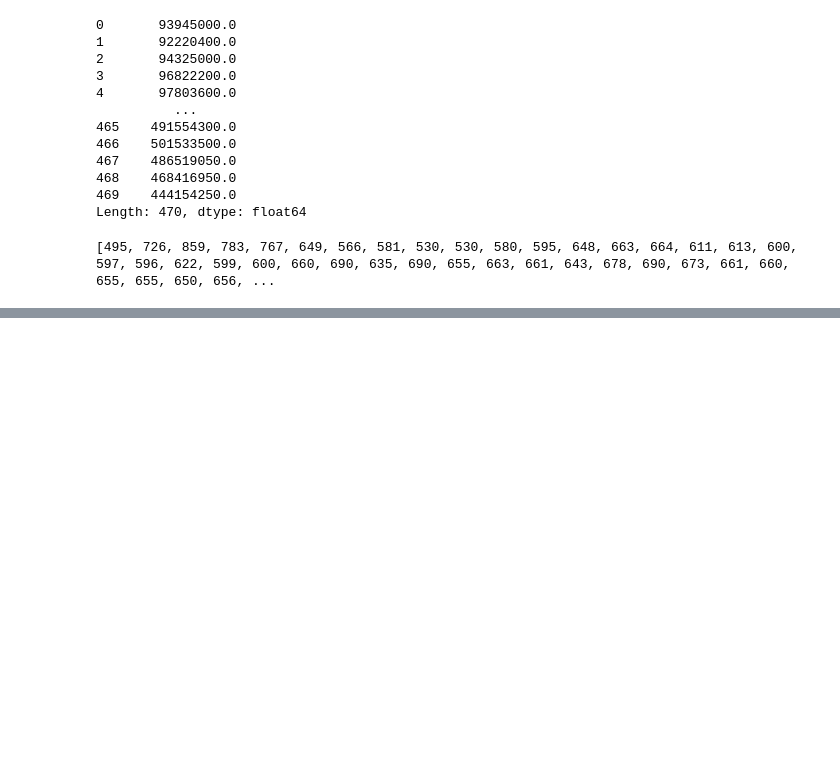
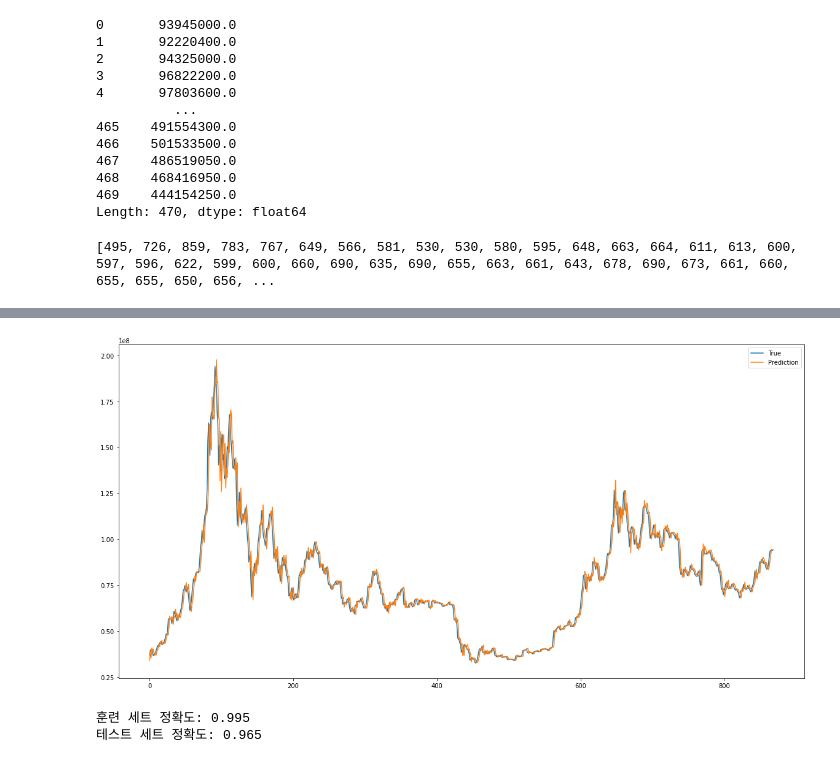
Before and after one commit to artistic100one/machinelearning, a Jupyter notebook: ML Project/Untitled2.ipynb, the cells around one changed output, grey strips where cells are left out. Saved outputs shown, nothing was run; the diff lists cells and outputs as text; code cells hidden in the pictures; blank space fills up the shorter version.

```diff
--- a/ML Project/Untitled2.ipynb
+++ b/ML Project/Untitled2.ipynb
@@ -289,0 +277,20 @@ print("테스트 세트 정확도: {:.3f}".format(rfc.score(X_test, y_test)))
+# %%
+lr = LinearRegression()
+lr.fit(train_seq_prices, train_pre_prices)
+
+pred = lr.predict(test_seq_prices)
+
+fig = plt.figure(facecolor='white', figsize=(20, 10))
+ax = fig.add_subplot(111)
+ax.plot(test_pre_prices, label='True')
+ax.plot(pred, label='Prediction')
+ax.legend()
+plt.show()
+# %% [output]
+[figure, added]
+# %%
+print("훈련 세트 정확도: {:.3f}".format(lr.score(train_seq_prices, train_pre_prices)))
+print("테스트 세트 정확도: {:.3f}".format(lr.score(test_seq_prices, test_pre_prices)))
+# %% [output]
+훈련 세트 정확도: 0.995
+테스트 세트 정확도: 0.965
```
Also changed, not shown: parts of 19 cells of this notebook, 3 other files.
